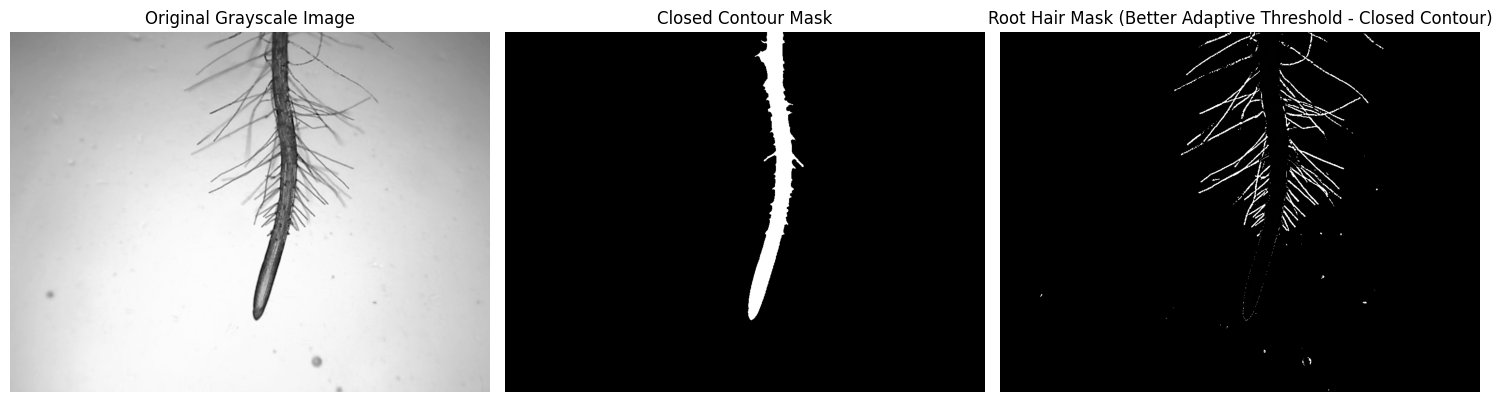
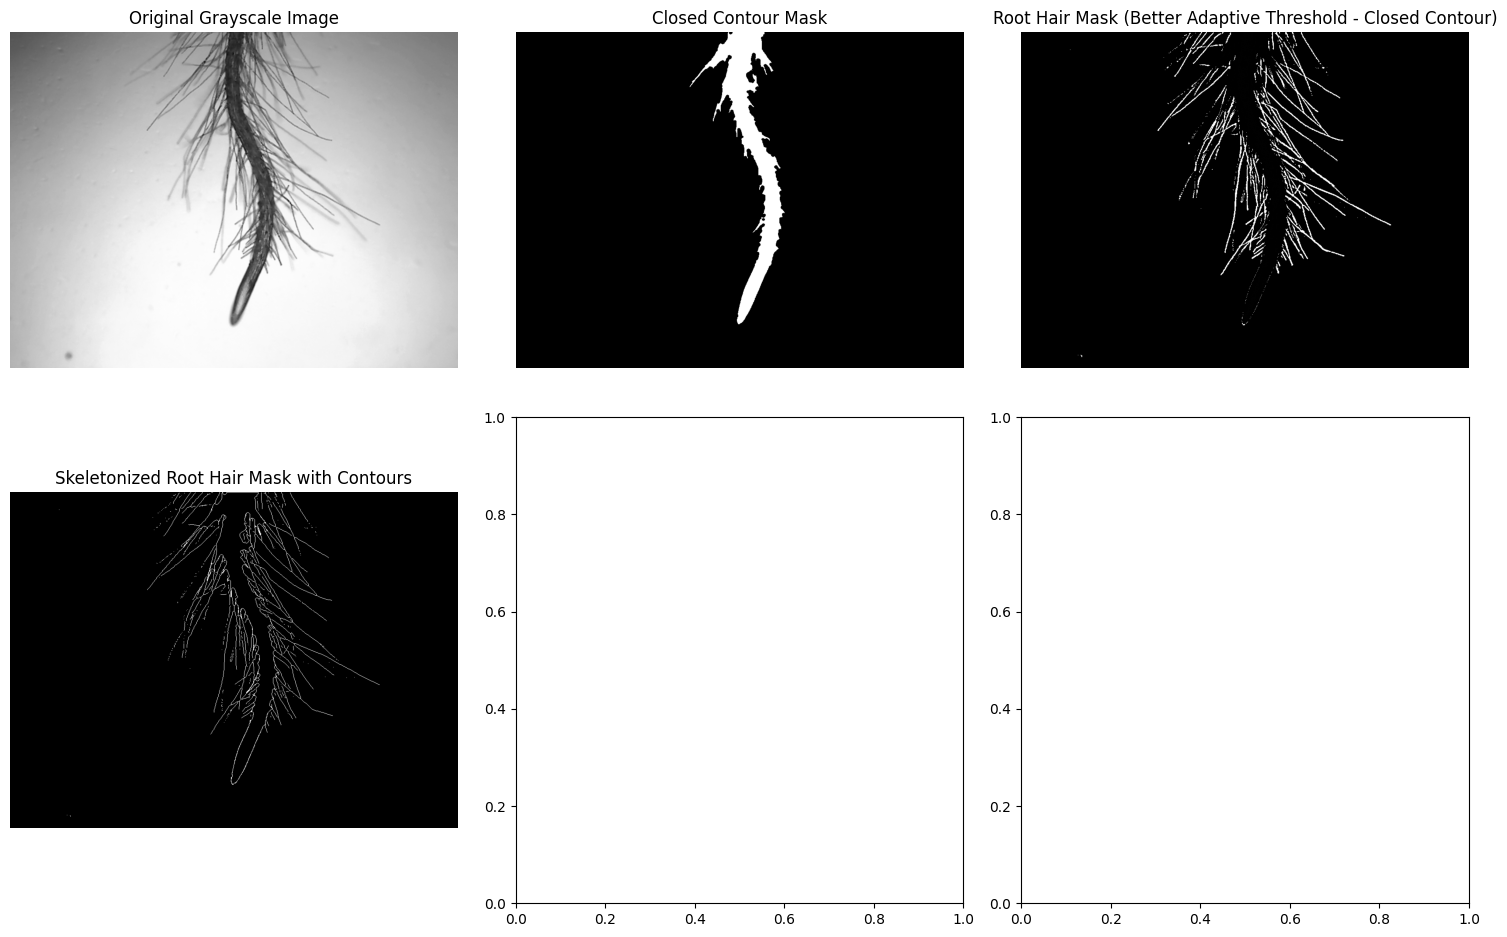
Code edit (unified diff) that turned the first committed figure into the second:
--- before
+++ after
@@ -1,12 +1,15 @@
-fig, ax = plt.subplots(1, 3, figsize=(15, 10))
-ax[0].imshow(image_gray, cmap='gray')
-ax[0].set_title('Original Grayscale Image')
-ax[0].axis('off')
-ax[1].imshow(mask_closed_contour, cmap='gray')
-ax[1].set_title('Closed Contour Mask')
-ax[1].axis('off')
-ax[2].imshow(root_hair_mask, cmap='gray')
-ax[2].set_title('Root Hair Mask (Better Adaptive Threshold - Closed Contour)')
-ax[2].axis('off')
+fig, ax = plt.subplots(2, 3, figsize=(15, 10))
+ax[0, 0].imshow(image_gray, cmap='gray')
+ax[0, 0].set_title('Original Grayscale Image')
+ax[0, 0].axis('off')
+ax[0, 1].imshow(mask_closed_contour, cmap='gray')
+ax[0, 1].set_title('Closed Contour Mask')
+ax[0, 1].axis('off')
+ax[0, 2].imshow(root_hair_mask, cmap='gray')
+ax[0, 2].set_title('Root Hair Mask (Better Adaptive Threshold - Closed Contour)')
+ax[0, 2].axis('off')
+ax[1, 0].imshow(skeletonized, cmap='gray')
+ax[1, 0].set_title('Skeletonized Root Hair Mask with Contours')
+ax[1, 0].axis('off')
 plt.tight_layout()
 plt.show()

Commit: update